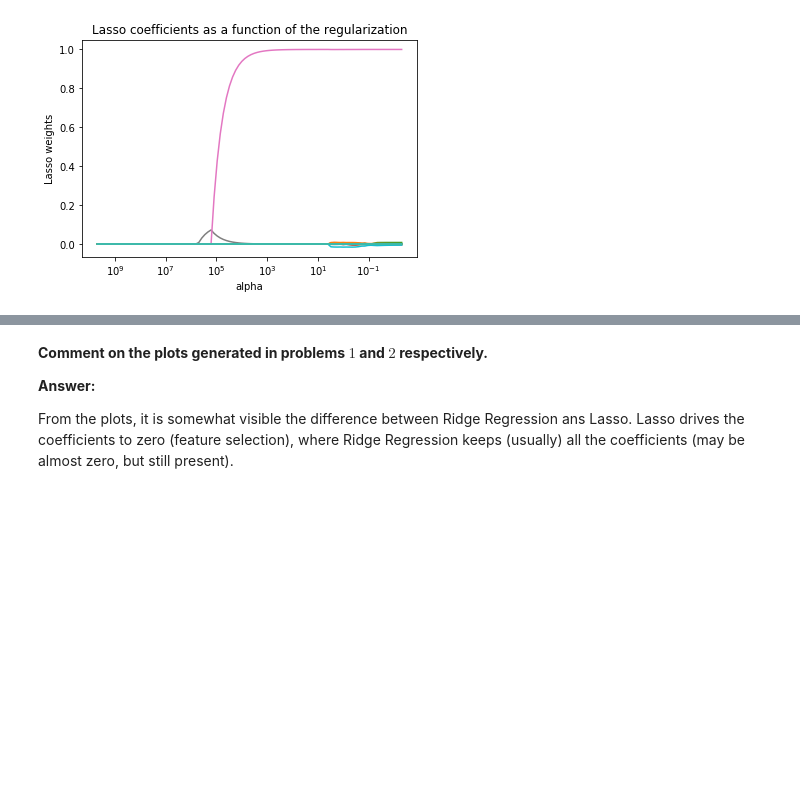
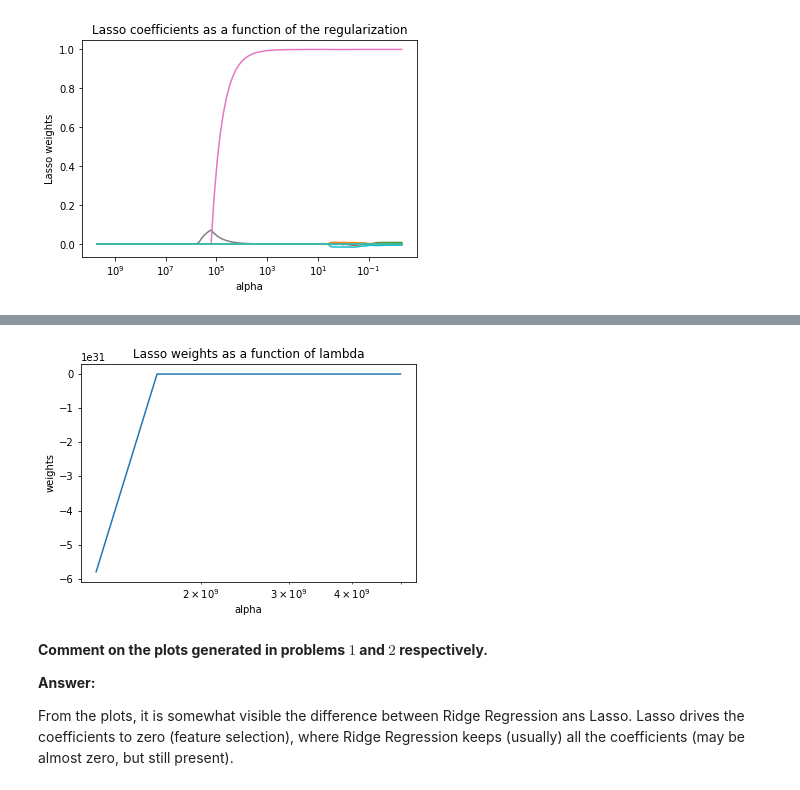
Before and after one commit to zshn25/Neural-Networks-Implementation-Application, a Jupyter notebook: nniaassignment6final.ipynb, the cells around one changed output, grey strips where cells are left out. Saved outputs shown, nothing was run; the diff lists cells and outputs as text; code cells hidden in the pictures; blank space fills up the shorter version.

```diff
--- a/nniaassignment6final.ipynb
+++ b/nniaassignment6final.ipynb
@@ -259,3 +316,47 @@ Text(0.5,1,'Lasso coefficients as a function of the regularization')
+# %%
+# Lasso with tensorflow
+intercept = []
+costs = []
+weights = []
+
+y_ = tf.matmul(x, w)
+#Lasso = tf.reduce_mean(tf.abs(w))
+
+loss = tf.add(tf.reduce_mean(tf.square(y - y_)),
+                             tf.multiply(lambda_holder, tf.abs(w)))
+grad = tf.train.GradientDescentOptimizer(0.001)
+
+sess = tf.Session()
+sess.run(tf.global_variables_initializer())
+
+for alpha in lambdas:
+    train = grad.minimize(loss)
+    cost = sess.run(train, feed_dict = {x: X, y: Y, lambda_holder:alpha})
+    costs.append(cost)
+    weights.append(sess.run(w)[1][:])
+#interc = sess.run(train, feed_dict = {x: X, y: Y, lambda_holder:lambdas[0]})
+#intercept.append(interc)
+#w_test = sess.run(w)[:][1]
+#print(w_test)
+#print(lamdas)
+#print(len(weights[0]))
+#print(weights)
+#for alpha in lambdas:
+
+
+# Generate the plot
+ax = plt.gca()
+ax.plot(lamdas, weights)
+
+ax.set_xscale('log')
+plt.axis('tight')
+
+# Name the plot
+plt.xlabel('alpha')
+plt.ylabel('weights')
+plt.title('Lasso weights as a function of lambda');
+# %% [output]
+[figure, added]
 # %% [markdown]
 **Comment on the plots generated in problems $1$ and $2$ respectively.**
 
```
Also changed, not shown: parts of 4 cells of this notebook.
